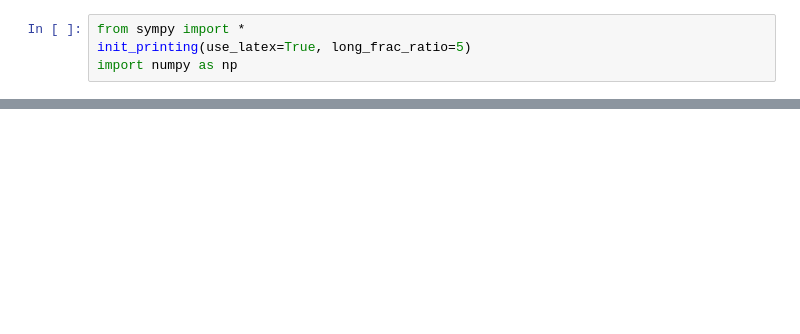
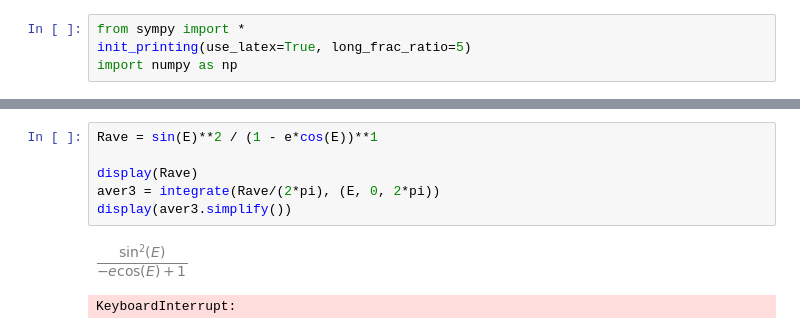
Before and after one commit to spzwart/DynBinEv, a Jupyter notebook: eqs/more_eqs.ipynb, the cells around one changed output, grey strips where cells are left out. Drawn from its saved outputs; the diff is of its cells as text; blank space fills up the shorter version.

```diff
--- a/eqs/more_eqs.ipynb
+++ b/eqs/more_eqs.ipynb
@@ -64,0 +73,9 @@ display(aver2.simplify())
+# %%
+Rave = sin(E)**2 / (1 - e*cos(E))**1
+
+display(Rave)
+aver3 = integrate(Rave/(2*pi), (E, 0, 2*pi))
+display(aver3.simplify())
+# %% [output]
+[figure, added]
+KeyboardInterrupt:
```
Also changed, not shown: parts of 17 cells of this notebook, 3 other files.
